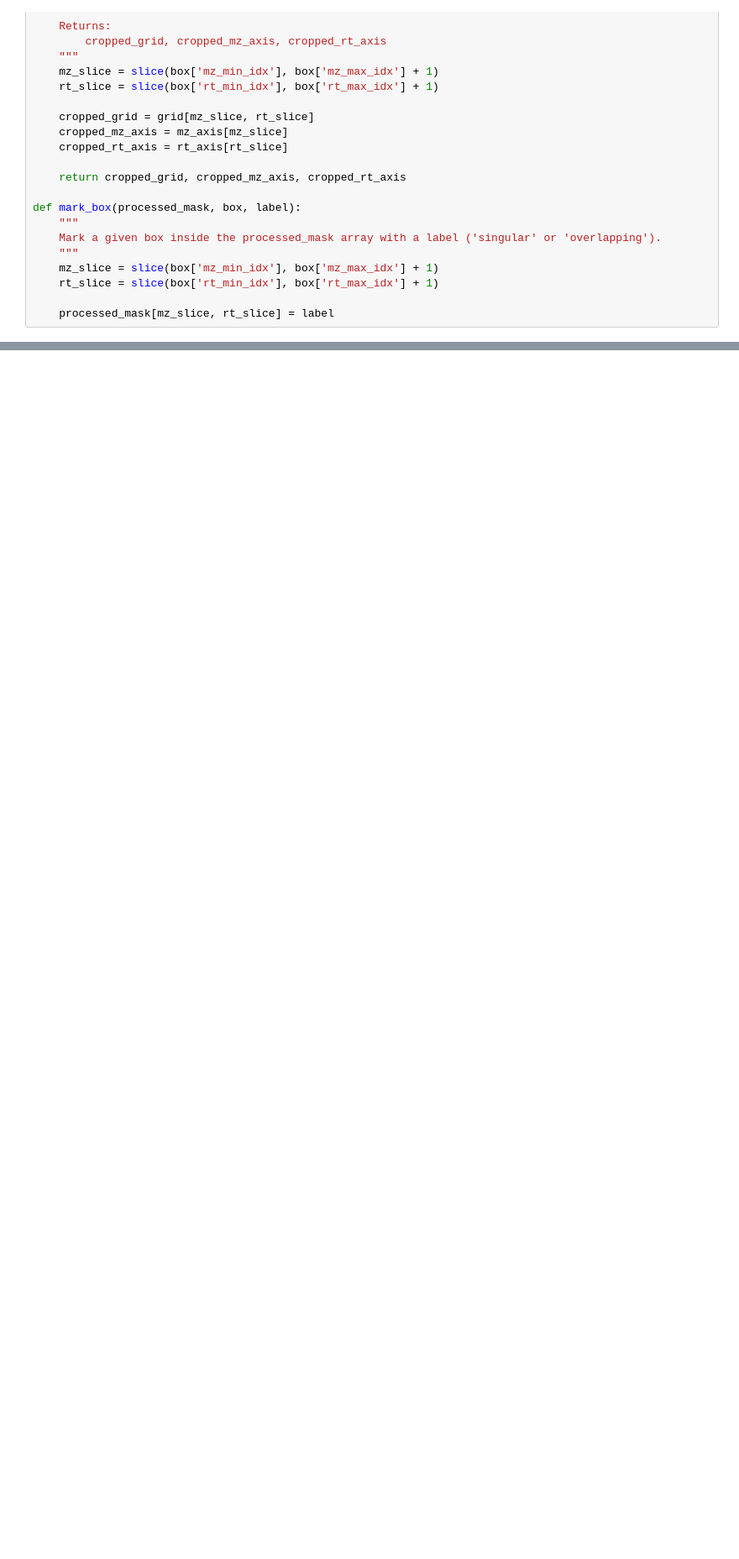
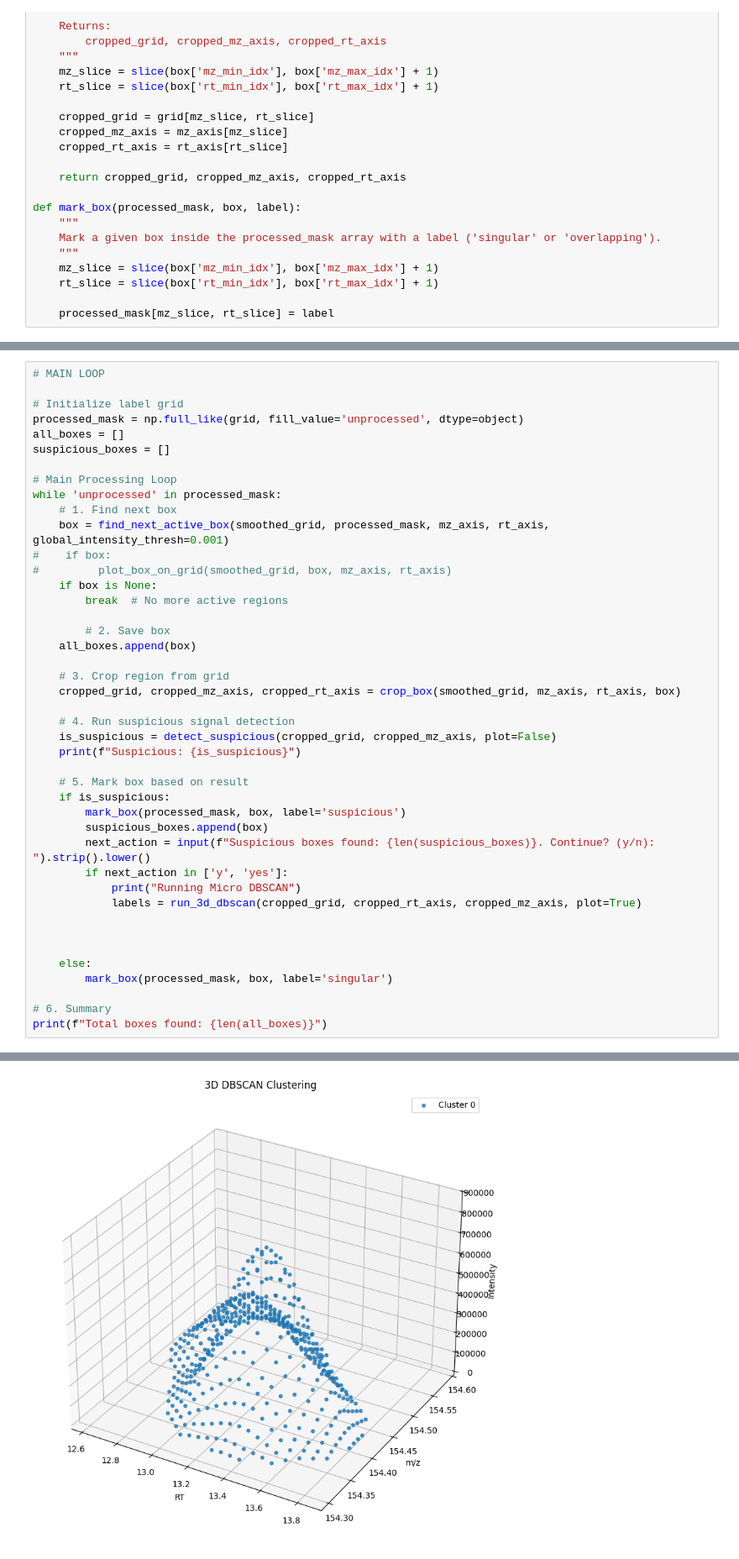
Before and after one commit to VictorGiuPer/mass_spec_v2, a Jupyter notebook: step_3_new.ipynb, the cells around one changed output, grey strips where cells are left out. Shown at 84% size. Drawn from its saved outputs; the diff is of its cells as text; blank space fills up the shorter version.

Commit message:
Exploration Peak Detection

```diff
--- a/step_3_new.ipynb
+++ b/step_3_new.ipynb
@@ -713,0 +590,44 @@ def run_micro_dbscan(smoothed_grid, rt_axis, mz_axis,
+# %%
+# MAIN LOOP
+
+# Initialize label grid
+processed_mask = np.full_like(grid, fill_value='unprocessed', dtype=object)
+all_boxes = []
+suspicious_boxes = []
+
+# Main Processing Loop
+while 'unprocessed' in processed_mask:
+    # 1. Find next box
+    box = find_next_active_box(smoothed_grid, processed_mask, mz_axis, rt_axis, global_intensity_thresh=0.001)
+#    if box:
+#         plot_box_on_grid(smoothed_grid, box, mz_axis, rt_axis)
+    if box is None:
+        break  # No more active regions
+
+        # 2. Save box
+    all_boxes.append(box)
+
+    # 3. Crop region from grid
+    cropped_grid, cropped_mz_axis, cropped_rt_axis = crop_box(smoothed_grid, mz_axis, rt_axis, box)
+
+    # 4. Run suspicious signal detection
+    is_suspicious = detect_suspicious(cropped_grid, cropped_mz_axis, plot=False)
+    print(f"Suspicious: {is_suspicious}")
+
+    # 5. Mark box based on result
+    if is_suspicious:
+        mark_box(processed_mask, box, label='suspicious')
+        suspicious_boxes.append(box)
+        next_action = input(f"Suspicious boxes found: {len(suspicious_boxes)}. Continue? (y/n): ").strip().lower()
+        if next_action in ['y', 'yes']:
+            print("Running Micro DBSCAN")
+            labels = run_3d_dbscan(cropped_grid, cropped_rt_axis, cropped_mz_axis, plot=True)
+
+
+
+    else:
+        mark_box(processed_mask, box, label='singular')
+
+# 6. Summary
+print(f"Total boxes found: {len(all_boxes)}")
+# %% [output]
@@ -713,0 +636 @@ def run_micro_dbscan(smoothed_grid, rt_axis, mz_axis,
+[figure, new version]
```
Also changed, not shown: parts of 22 cells of this notebook.
